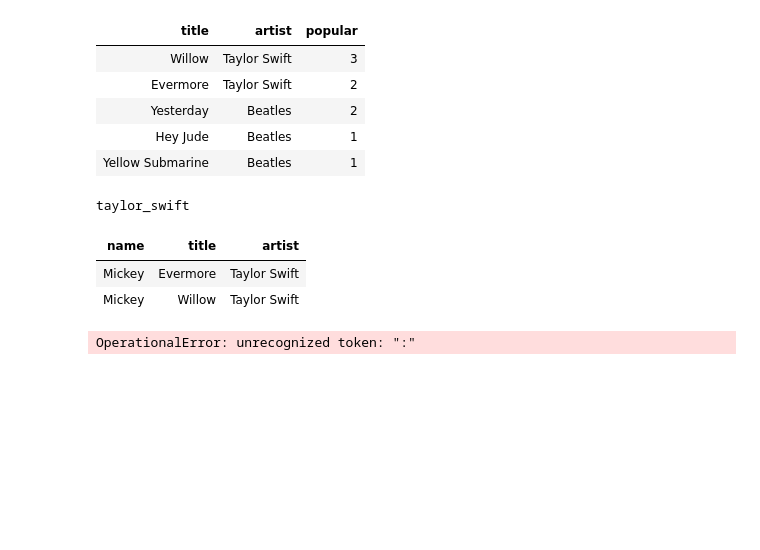
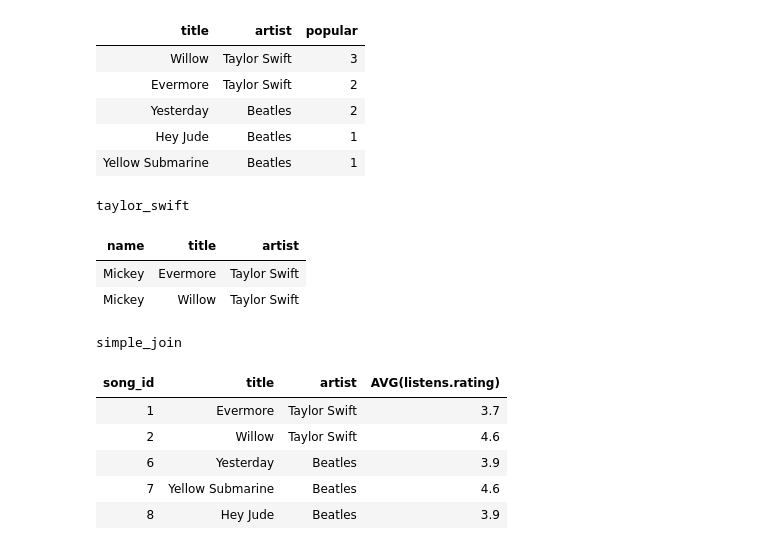
Before and after one commit to sanjayparajuli/colab, a Jupyter notebook: sqlite.ipynb, the cells around one changed output. Drawn from its saved outputs; the diff is of its cells as text; code cells hidden in the pictures; blank space fills up the shorter version.

Commit message:
sql query

```diff
--- a/sqlite.ipynb
+++ b/sqlite.ipynb
@@ -533,19 +533,19 @@ JOIN listens ON songs.song_id = listens.song_id
 GROUP BY songs.title, songs.artist
 """
 runStepByStepSql(qry_songs, 4)
-# %%
-""" Goal: Understand semantics of each SQL operator.
-See step-by-step output after each line of execution
-"""
-qry_popular2 = """
--- Popular songs -- mimic step by step execution to explain JOINs.
-SELECT Songs.title, Songs.artist, Listens.song_id
-FROM   Songs
-JOIN   Listens
-ON Songs.song_id = Listens.song_id
-GROUP BY Songs.title, Songs.artist
-"""
-
-runStepByStepSql(qry_popular2, 4) # run query step-by-step from Line 4
-# %% [output]
-OperationalError: unrecognized token: ":"
+# %%
+simple_join = """
+SELECT songs.song_id, songs.title, songs.artist, AVG(listens.rating)
+from songs
+JOIN listens on songs.song_id = listens.song_id
+GROUP BY songs.song_id, songs.title, songs.artist
+"""
+runSql('simple_join', simple_join)
+# %% [output]
+simple_join
+| song_id | title | artist | AVG(listens.rating) |
+| 1 | Evermore | Taylor Swift | 3.7 |
+| 2 | Willow | Taylor Swift | 4.6 |
+| 6 | Yesterday | Beatles | 3.9 |
+| 7 | Yellow Submarine | Beatles | 4.6 |
+| 8 | Hey Jude | Beatles | 3.9 |
```
Also changed, not shown: parts of 1 cell of this notebook.
